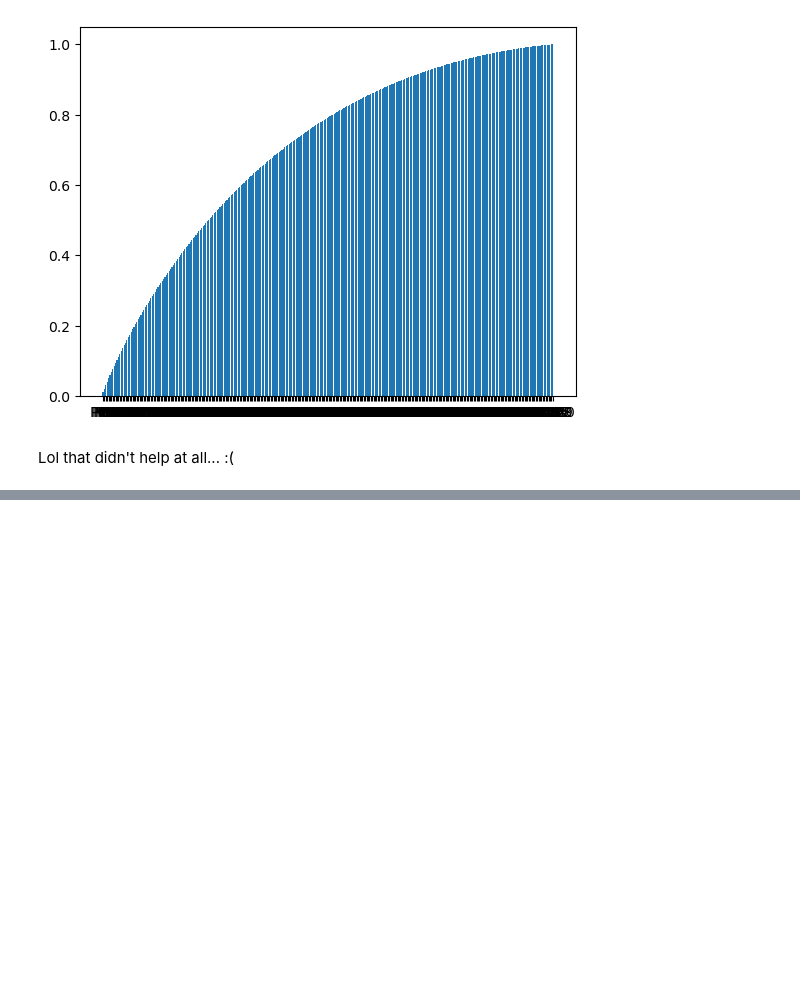
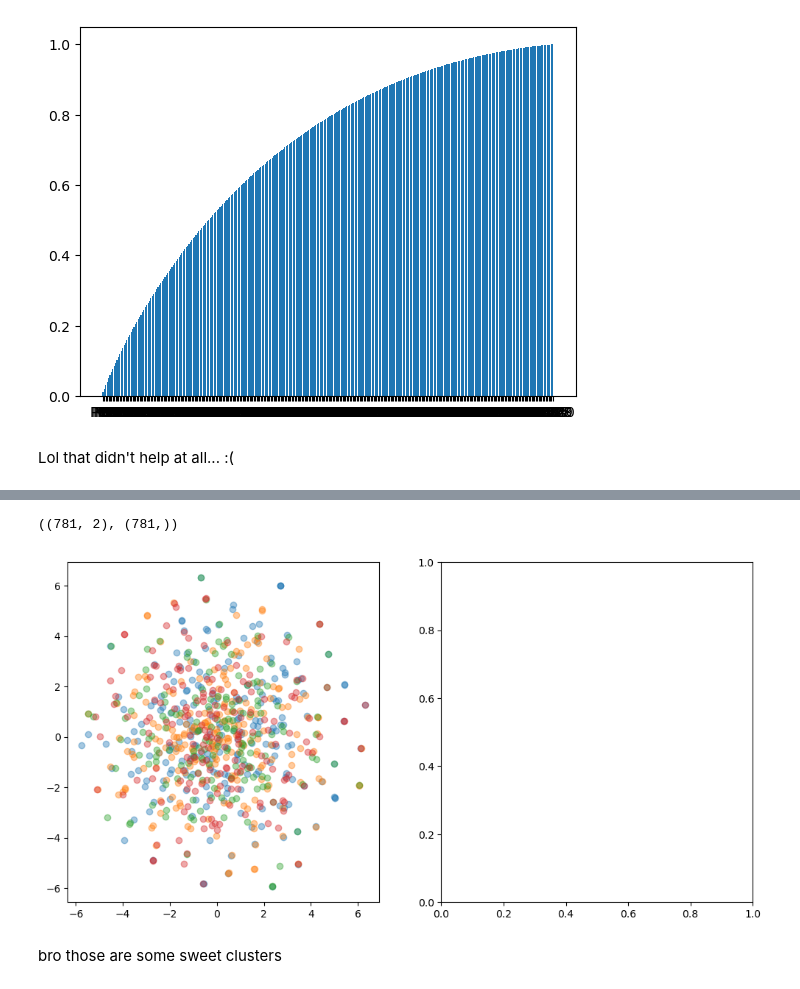
Before and after one commit to CosmicSurgery/thesis_notebooks, a Jupyter notebook: 06.19.2023 - learnign spiking motifs/2023.06.27 - Unsupervised learning, isi matrices and windows (change window parameters, tsne).ipynb, the cells around one changed output, grey strips where cells are left out. Cells and saved outputs as stored; diff of their text form; code cells hidden in the pictures; blank space fills up the shorter version.

```diff
--- a/06.19.2023 - learnign spiking motifs/2023.06.27 - Unsupervised learning, isi matrices and windows (change window parameters, tsne).ipynb
+++ b/06.19.2023 - learnign spiking motifs/2023.06.27 - Unsupervised learning, isi matrices and windows (change window parameters, tsne).ipynb
@@ -265,0 +251,17 @@ plt.show()
+# %%
+tsne_results.shape, A_sparse[2][valid_spikes].shape
+# %% [output]
+((781, 2), (781,))
+# %%
+fig,ax = plt.subplot_mosaic('AB',figsize=(12,6))
+[ax['A'].scatter(tsne_results[:,0][A_sparse[2][valid_spikes]==i], tsne_results[:,1][A_sparse[2][valid_spikes]==i],alpha=0.4) for i in range(8)]
+# ax['A'].scatter(kmeans.cluster_centers_.T[0], kmeans.cluster_centers_.T[1],marker='X',color='black',s=100)
+
+# [ax['B'].scatter(tsne_results[:,0][kmeans.labels_==i],tsne_results[:,1][kmeans.labels_==i]) for i in range(8)]
+# ax['B'].scatter(kmeans.cluster_centers_.T[0], kmeans.cluster_centers_.T[1],marker='X',color='black',s=100)
+
+plt.show()
+# %% [output]
+[figure, added]
+# %% [markdown]
+bro those are some sweet clusters
```
Also changed, not shown: parts of 10 cells of this notebook.
